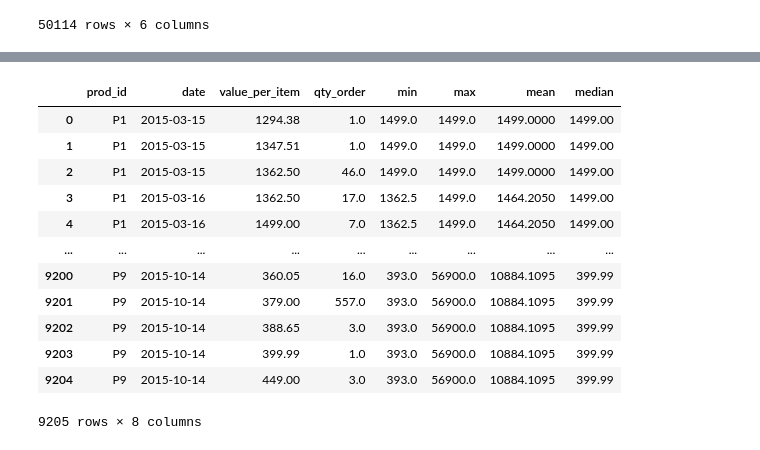
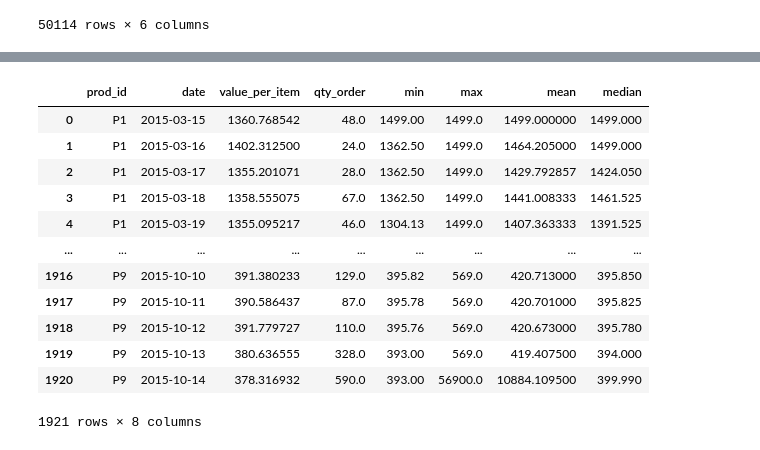
Before and after one commit to felipeangelim/desafio-fa, a Jupyter notebook: scripts/notebooks/eda-2.0.ipynb, the cells around one changed output, grey strips where cells are left out. Saved outputs shown, nothing was run; the diff lists cells and outputs as text; code cells hidden in the pictures.

```diff
--- a/scripts/notebooks/eda-2.0.ipynb
+++ b/scripts/notebooks/eda-2.0.ipynb
@@ -33,4 +33,17 @@ comp_prices_df
 sales_df.columns = list(map(str.lower, sales_df.columns))
 sales_df["date_order"] = pd.to_datetime(sales_df.date_order)
 sales_df["value_per_item"] = sales_df.revenue/sales_df.qty_order
-sales_df
+
+sales_df = sales_df.groupby(["prod_id", "date_order", "value_per_item"]).agg({"qty_order" : "sum"}).reset_index()
+
+day_agg = sales_df.groupby(["prod_id", "date_order"])\
+         .agg({"qty_order" : "sum"})\
+         .rename(columns={"qty_order" : "qty_day"})\
+         .reset_index()
+
+sales_df = pd.merge(sales_df,
+        day_agg,
+        on=["prod_id", "date_order"])
+
+sales_df["value_per_item"] = sales_df.qty_order/sales_df.qty_day*sales_df.value_per_item
+sales_df = sales_df.groupby(["prod_id", "date_order"]).agg({"value_per_item" : "sum", "qty_order" : "sum"}).reset_index()
@@ -51,27 +50,34 @@ sales_df
 # %%
+all_prices = pd.concat([
+    comp_prices_df\
+    .rename(columns = {"competitor_price" : "price"})[["prod_id", "date", "price"]],
+  #  sales_df[["prod_id", "date_order", "value_per_item"]].rename(columns={"value_per_item" : "price",
+  #                                                                        "date_order"     : "date"})
+])
+
 df = pd.merge(sales_df.rename(columns={"date_order":"date"})\
              .groupby(["prod_id",
                             "date",
                             "value_per_item"])\
              .agg({"qty_order" : "sum"})\
              .reset_index(),
-          comp_prices_df.groupby(["prod_id","date"])\
-              .competitor_price.agg(["min","max","mean", "median"])\
+          all_prices.groupby(["prod_id","date"])\
+              .price.agg(["min","max","mean", "median"])\
               .reset_index(),
          on=["date", "prod_id"]
           )
 df
 # %% [output]
 |  | prod_id | date | value_per_item | qty_order | min | max | mean | median |
-| 0 | P1 | 2015-03-15 | 1294.38 | 1.0 | 1499.0 | 1499.0 | 1499.0000 | 1499.00 |
-| 1 | P1 | 2015-03-15 | 1347.51 | 1.0 | 1499.0 | 1499.0 | 1499.0000 | 1499.00 |
-| 2 | P1 | 2015-03-15 | 1362.50 | 46.0 | 1499.0 | 1499.0 | 1499.0000 | 1499.00 |
-| 3 | P1 | 2015-03-16 | 1362.50 | 17.0 | 1362.5 | 1499.0 | 1464.2050 | 1499.00 |
-| 4 | P1 | 2015-03-16 | 1499.00 | 7.0 | 1362.5 | 1499.0 | 1464.2050 | 1499.00 |
+| 0 | P1 | 2015-03-15 | 1360.768542 | 48.0 | 1499.00 | 1499.0 | 1499.000000 | 1499.000 |
+| 1 | P1 | 2015-03-16 | 1402.312500 | 24.0 | 1362.50 | 1499.0 | 1464.205000 | 1499.000 |
+| 2 | P1 | 2015-03-17 | 1355.201071 | 28.0 | 1362.50 | 1499.0 | 1429.792857 | 1424.050 |
+| 3 | P1 | 2015-03-18 | 1358.555075 | 67.0 | 1362.50 | 1499.0 | 1441.008333 | 1461.525 |
+| 4 | P1 | 2015-03-19 | 1355.095217 | 46.0 | 1304.13 | 1499.0 | 1407.363333 | 1391.525 |
 | ... | ... | ... | ... | ... | ... | ... | ... | ... |
-| 9200 | P9 | 2015-10-14 | 360.05 | 16.0 | 393.0 | 56900.0 | 10884.1095 | 399.99 |
-| 9201 | P9 | 2015-10-14 | 379.00 | 557.0 | 393.0 | 56900.0 | 10884.1095 | 399.99 |
-| 9202 | P9 | 2015-10-14 | 388.65 | 3.0 | 393.0 | 56900.0 | 10884.1095 | 399.99 |
-| 9203 | P9 | 2015-10-14 | 399.99 | 1.0 | 393.0 | 56900.0 | 10884.1095 | 399.99 |
-| 9204 | P9 | 2015-10-14 | 449.00 | 3.0 | 393.0 | 56900.0 | 10884.1095 | 399.99 |
+| 1916 | P9 | 2015-10-10 | 391.380233 | 129.0 | 395.82 | 569.0 | 420.713000 | 395.850 |
+| 1917 | P9 | 2015-10-11 | 390.586437 | 87.0 | 395.78 | 569.0 | 420.701000 | 395.825 |
+| 1918 | P9 | 2015-10-12 | 391.779727 | 110.0 | 395.76 | 569.0 | 420.673000 | 395.780 |
+| 1919 | P9 | 2015-10-13 | 380.636555 | 328.0 | 393.00 | 569.0 | 419.407500 | 394.000 |
+| 1920 | P9 | 2015-10-14 | 378.316932 | 590.0 | 393.00 | 56900.0 | 10884.109500 | 399.990 |
-9205 rows × 8 columns
+1921 rows × 8 columns
```
Also changed, not shown: parts of 10 cells of this notebook, 3 other files.
